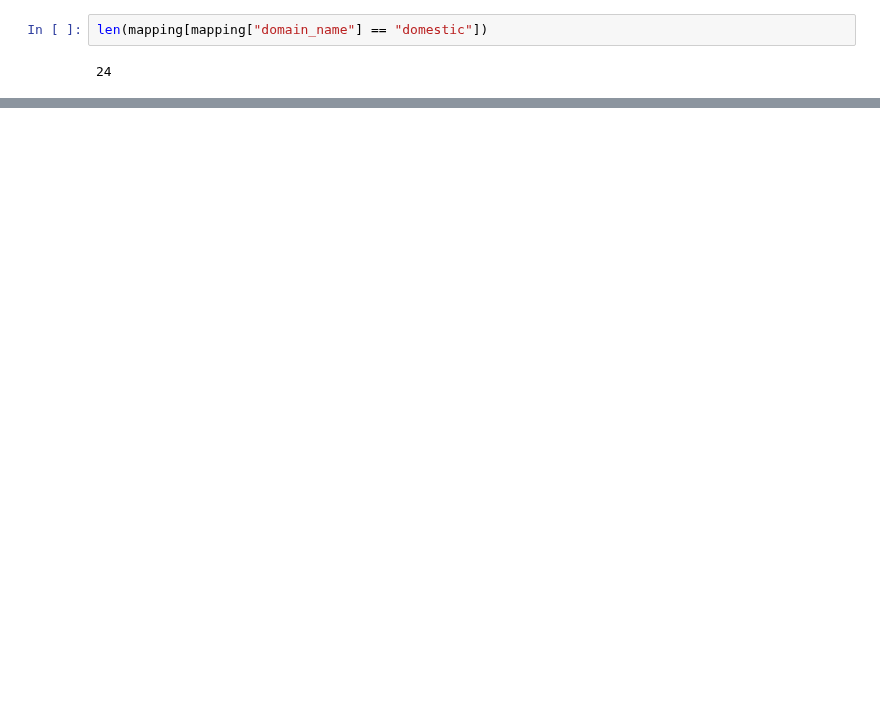
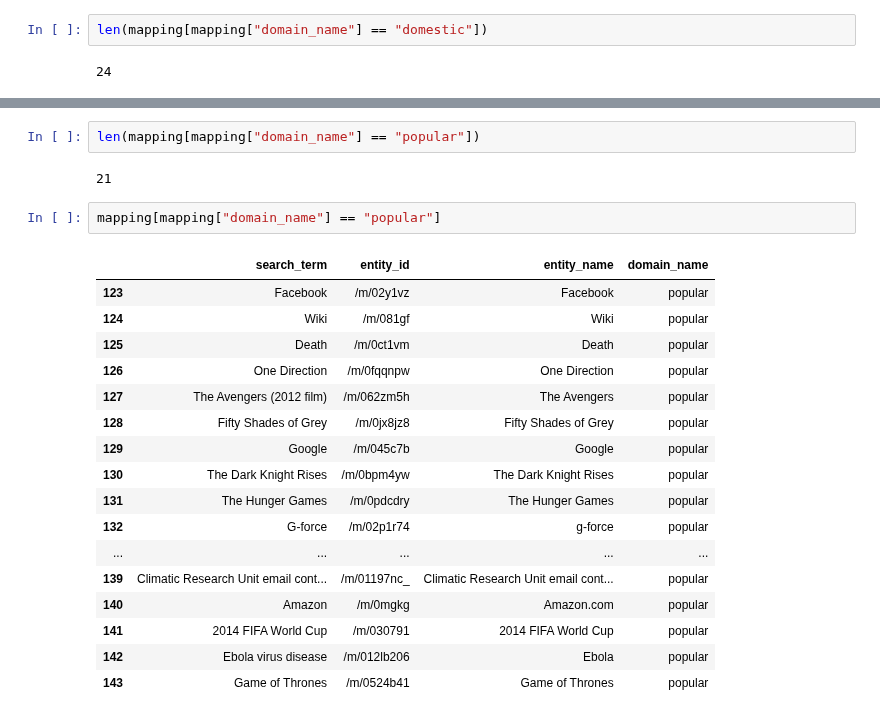
Before and after one commit to epfl-ada/ada-2020-project-milestone-p3-p3_pada1, a Jupyter notebook: mapping test.ipynb, the cells around one changed output, grey strips where cells are left out. Saved outputs shown, nothing was run; the diff lists cells and outputs as text; blank space fills up the shorter version.

```diff
--- a/Untitled.ipynb
+++ b/mapping test.ipynb
@@ -97,3 +97,27 @@ mapping[mapping["domain_name"] == "infrastructure"]
+# %%
+len(mapping[mapping["domain_name"] == "popular"])
+# %% [output]
+21
+# %%
+mapping[mapping["domain_name"] == "popular"]
+# %% [output]
+|  | search_term | entity_id | entity_name | domain_name |
+| 123 | Facebook | /m/02y1vz | Facebook | popular |
+| 124 | Wiki | /m/081gf | Wiki | popular |
+| 125 | Death | /m/0ct1vm | Death | popular |
+| 126 | One Direction | /m/0fqqnpw | One Direction | popular |
+| 127 | The Avengers (2012 film) | /m/062zm5h | The Avengers | popular |
+| 128 | Fifty Shades of Grey | /m/0jx8jz8 | Fifty Shades of Grey | popular |
+| 129 | Google | /m/045c7b | Google | popular |
+| 130 | The Dark Knight Rises | /m/0bpm4yw | The Dark Knight Rises | popular |
+| 131 | The Hunger Games | /m/0pdcdry | The Hunger Games | popular |
+| 132 | G-force | /m/02p1r74 | g-force | popular |
+| ... | ... | ... | ... | ... |
+| 139 | Climatic Research Unit email cont... | /m/01197nc_ | Climatic Research Unit email cont... | popular |
+| 140 | Amazon | /m/0mgkg | Amazon.com | popular |
+| 141 | 2014 FIFA World Cup | /m/030791 | 2014 FIFA World Cup | popular |
+| 142 | Ebola virus disease | /m/012lb206 | Ebola | popular |
+| 143 | Game of Thrones | /m/0524b41 | Game of Thrones | popular |
 # %%
 mapping.domain_name.unique()
 # %% [output]
```
Also changed, not shown: parts of 6 cells of this notebook, 15 other files.
